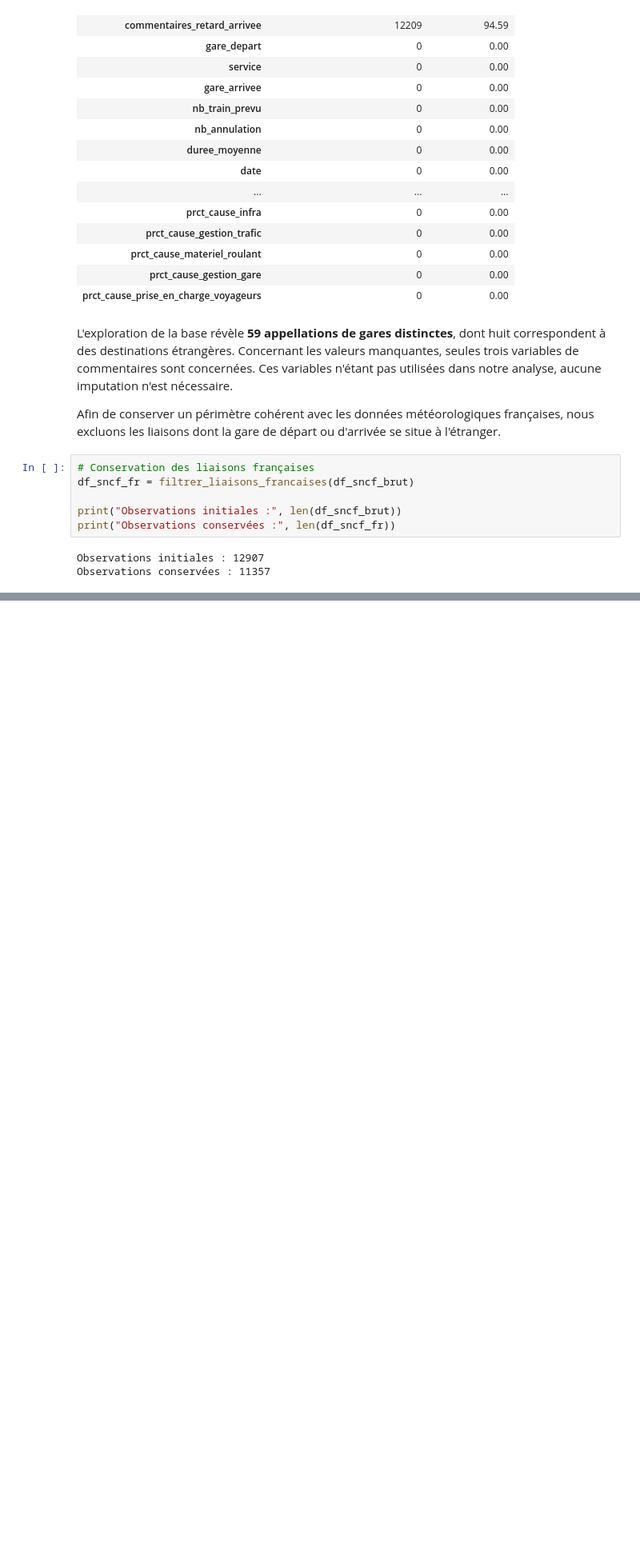
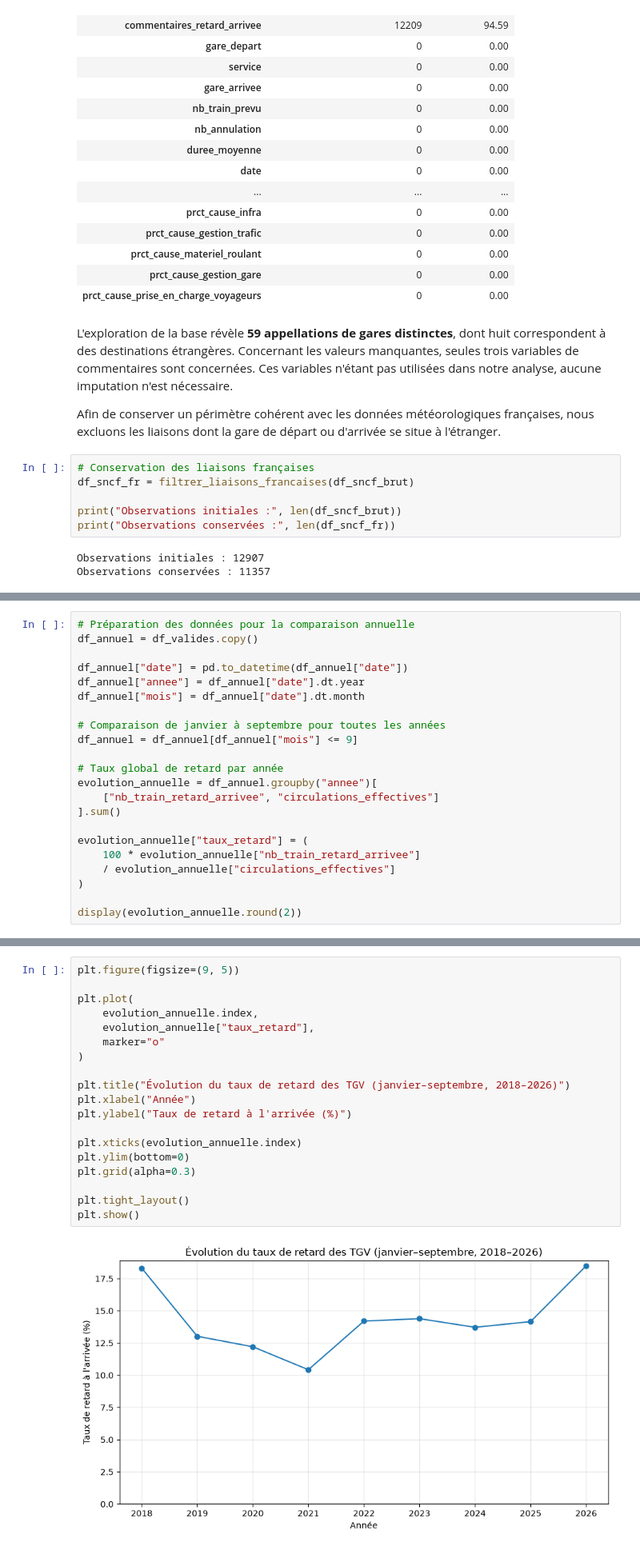
Before and after one commit to luteceagn/Projet_Python_ds, a Jupyter notebook: rapport_final.ipynb, the cells around one changed output, grey strips where cells are left out. Shown at 80% size. Cells and saved outputs as stored; diff of their text form; blank space fills up the shorter version.

```diff
--- a/rapport_final.ipynb
+++ b/rapport_final.ipynb
@@ -105,0 +245,22 @@ Observations conservées : 11357
+# %%
+# Préparation des données pour la comparaison annuelle
+df_annuel = df_valides.copy()
+
+df_annuel["date"] = pd.to_datetime(df_annuel["date"])
+df_annuel["annee"] = df_annuel["date"].dt.year
+df_annuel["mois"] = df_annuel["date"].dt.month
+
+# Comparaison de janvier à septembre pour toutes les années
+df_annuel = df_annuel[df_annuel["mois"] <= 9]
+
+# Taux global de retard par année
+evolution_annuelle = df_annuel.groupby("annee")[
+    ["nb_train_retard_arrivee", "circulations_effectives"]
+].sum()
+
+evolution_annuelle["taux_retard"] = (
+    100 * evolution_annuelle["nb_train_retard_arrivee"]
+    / evolution_annuelle["circulations_effectives"]
+)
+
+display(evolution_annuelle.round(2))
@@ -105,0 +279,21 @@ Observations conservées : 11357
+# %%
+plt.figure(figsize=(9, 5))
+
+plt.plot(
+    evolution_annuelle.index,
+    evolution_annuelle["taux_retard"],
+    marker="o"
+)
+
+plt.title("Évolution du taux de retard des TGV (janvier–septembre, 2018–2026)")
+plt.xlabel("Année")
+plt.ylabel("Taux de retard à l'arrivée (%)")
+
+plt.xticks(evolution_annuelle.index)
+plt.ylim(bottom=0)
+plt.grid(alpha=0.3)
+
+plt.tight_layout()
+plt.show()
+# %% [output]
+[figure, added]
```
Also changed, not shown: parts of 18 cells of this notebook.
